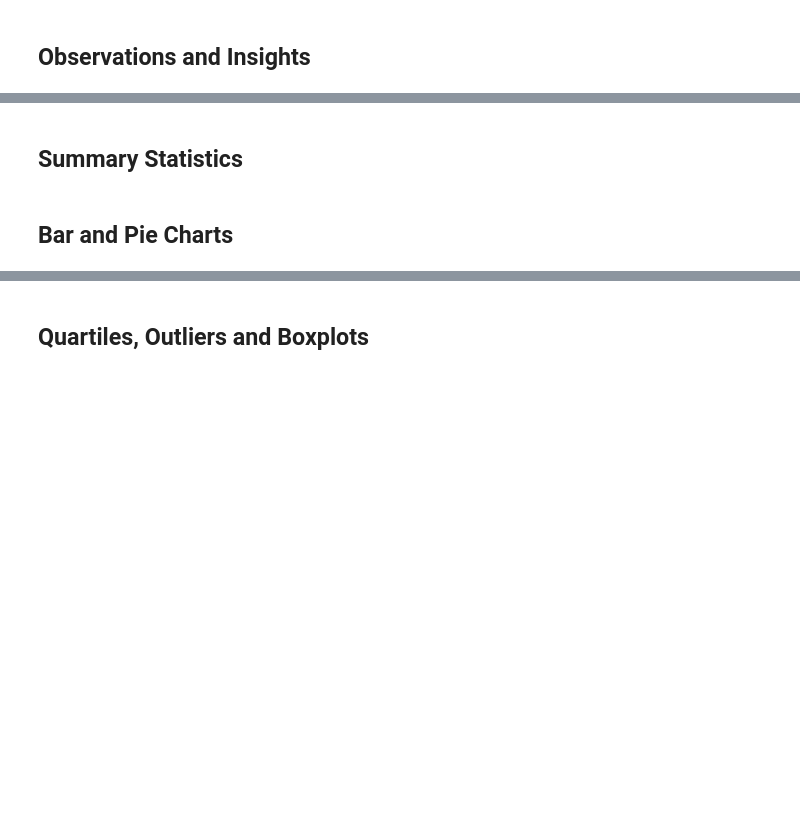
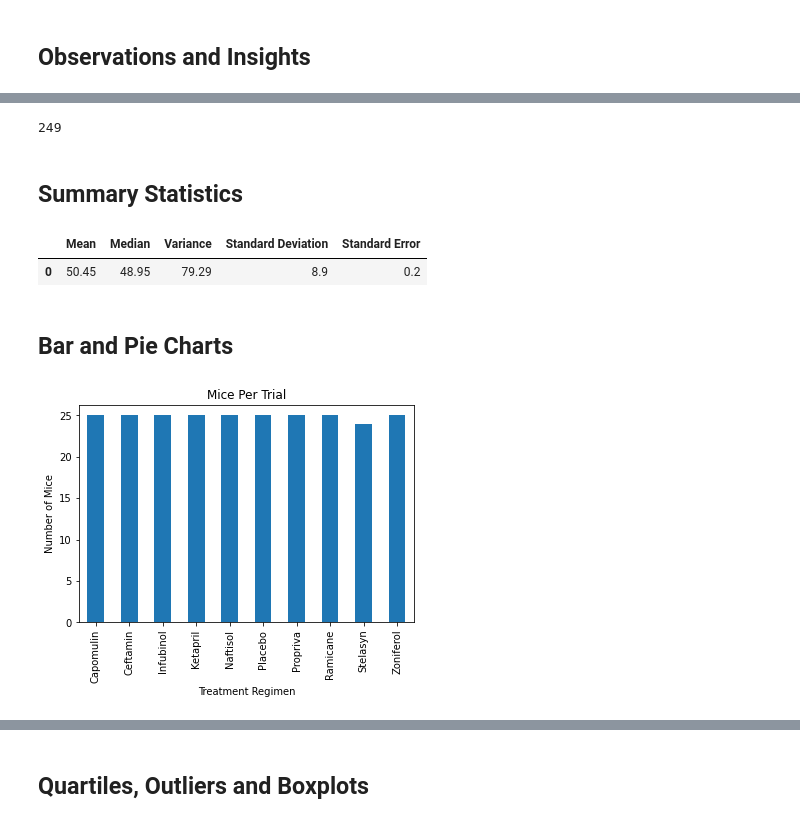
Before and after one commit to sbkachelmeier/matplotlib-challenge, a Jupyter notebook: pymaceuticals_starter.ipynb, the cells around one changed output, grey strips where cells are left out. Drawn from its saved outputs; the diff is of its cells as text; code cells hidden in the pictures; blank space fills up the shorter version.

Commit message:
Added some graphs

```diff
--- a/pymaceuticals_starter.ipynb
+++ b/pymaceuticals_starter.ipynb
@@ -1,10 +1,12 @@
 # %% [markdown]
 ## Observations and Insights
 # %%
+%matplotlib inline
 # Dependencies and Setup
 import matplotlib.pyplot as plt
 import pandas as pd
 import scipy.stats as st
+import numpy as np
 
 # Study data files
 mouse_metadata_path = "data/Mouse_metadata.csv"
@@ -15,5 +17,6 @@ mouse_metadata = pd.read_csv(mouse_metadata_path)
 study_results = pd.read_csv(study_results_path)
 
 # Combine the data into a single dataset
-
+merge_data = pd.merge(mouse_metadata, study_results, on="Mouse ID")
 # Display the data table for preview
+merge_data
@@ -26,2 +63,4 @@ study_results = pd.read_csv(study_results_path)
 # %%
 # Create a clean DataFrame by dropping the duplicate mouse by its ID.
+clean_data = merge_data.sort_values("Mouse ID").drop_duplicates(subset=["Mouse ID", "Timepoint"], )
+clean_data
@@ -28,8 +81,27 @@ study_results = pd.read_csv(study_results_path)
 # %%
 # Check the number of mice in the clean DataFrame.
+clean_count = clean_data["Mouse ID"].nunique()
+clean_count
+# %% [output]
+249
 # %% [markdown]
 ## Summary Statistics
 # %%
 # Method 1:  Generate a summary statistics table of mean, median, variance, standard deviation, and SEM of the tumor volume for each regimen
+tumor_mean = round(clean_data["Tumor Volume (mm3)"].mean(), 2)
+tumor_median = round(clean_data["Tumor Volume (mm3)"].median(), 2)
+tumor_variance = round(clean_data["Tumor Volume (mm3)"].var(), 2)
+tumor_std = round(clean_data["Tumor Volume (mm3)"].std(), 2)
+tumor_sem = round(clean_data["Tumor Volume (mm3)"].sem(), 2)
 
 # This method is the most straighforward, creating multiple series and putting them all together at the end.
+
+tumor_stats = pd.DataFrame({"Mean": [tumor_mean],
+                            "Median": [tumor_median],
+                           "Variance": [tumor_variance],
+                           "Standard Deviation": [tumor_std],
+                           "Standard Error": [tumor_sem]})
+tumor_stats
+# %% [output]
+|  | Mean | Median | Variance | Standard Deviation | Standard Error |
+| 0 | 50.45 | 48.95 | 79.29 | 8.9 | 0.2 |
@@ -42,7 +110,15 @@ study_results = pd.read_csv(study_results_path)
 # %%
 # Use Pandas to generate a bar plot showing the total number of mice in each treatment regimen throughout the course of the study.
 
-## Note: this plot will be identical to the one that uses Pyplot
+mice_regimen = clean_data[["Mouse ID", "Drug Regimen"]].drop_duplicates()
+regimen_group = mice_regimen.groupby("Drug Regimen").count()["Mouse ID"]
+regimen_group.plot(kind="bar")
+plt.title("Mice Per Trial")
+plt.xlabel("Treatment Regimen")
+plt.ylabel("Number of Mice")
+plt.show()
+# %% [output]
+[figure, added]
 # %%
 # Use Pyplot to generate a bar plot showing the total number of mice treatment in each treatment regimen throughout the course of the study.
 
```
Also changed, not shown: parts of 12 cells of this notebook.
